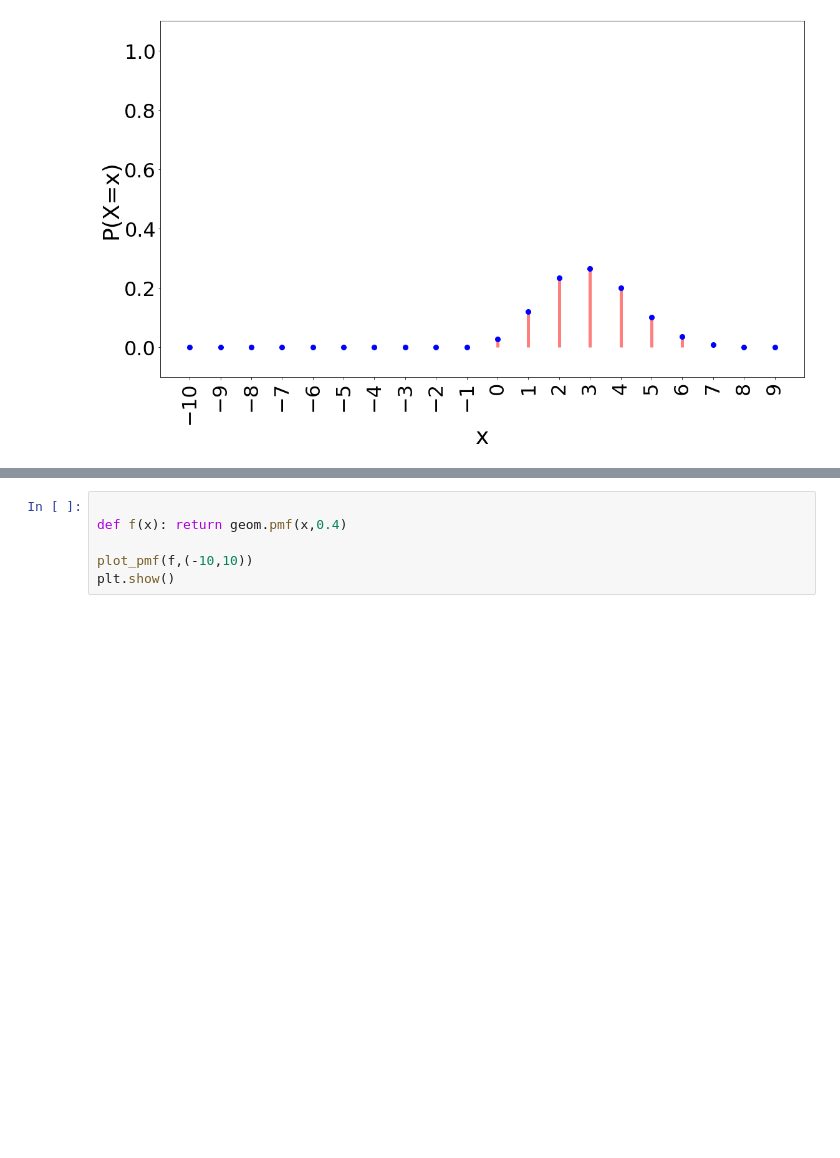
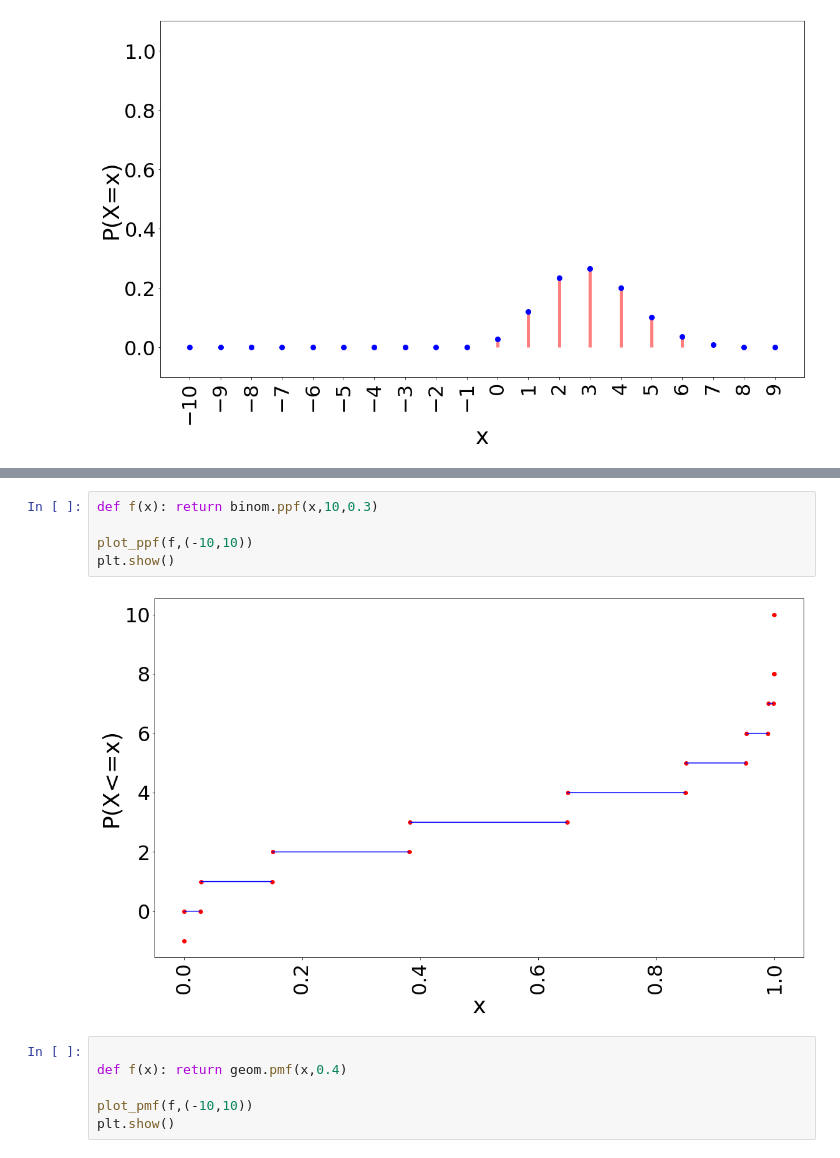
Before and after one commit to RoozbehSanaei/Statistics, a Jupyter notebook: Prob_Dist_Python.ipynb, the cells around one changed output, grey strips where cells are left out. Drawn from its saved outputs; the diff is of its cells as text; blank space fills up the shorter version.

```diff
--- a/Prob_Dist_Python.ipynb
+++ b/Prob_Dist_Python.ipynb
@@ -73,3 +114,10 @@ plt.show()
+# %%
+def f(x): return binom.ppf(x,10,0.3)
+
+plot_ppf(f,(-10,10))
+plt.show()
+# %% [output]
+[figure, added]
 # %%
 
 def f(x): return geom.pmf(x,0.4)
```
Also changed, not shown: parts of 6 cells of this notebook.
